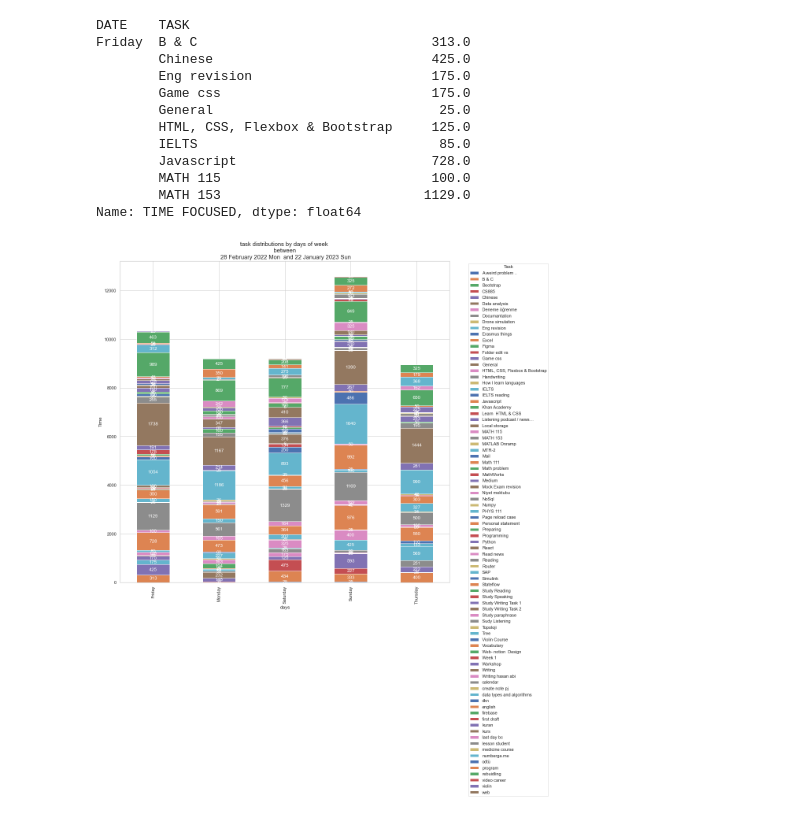
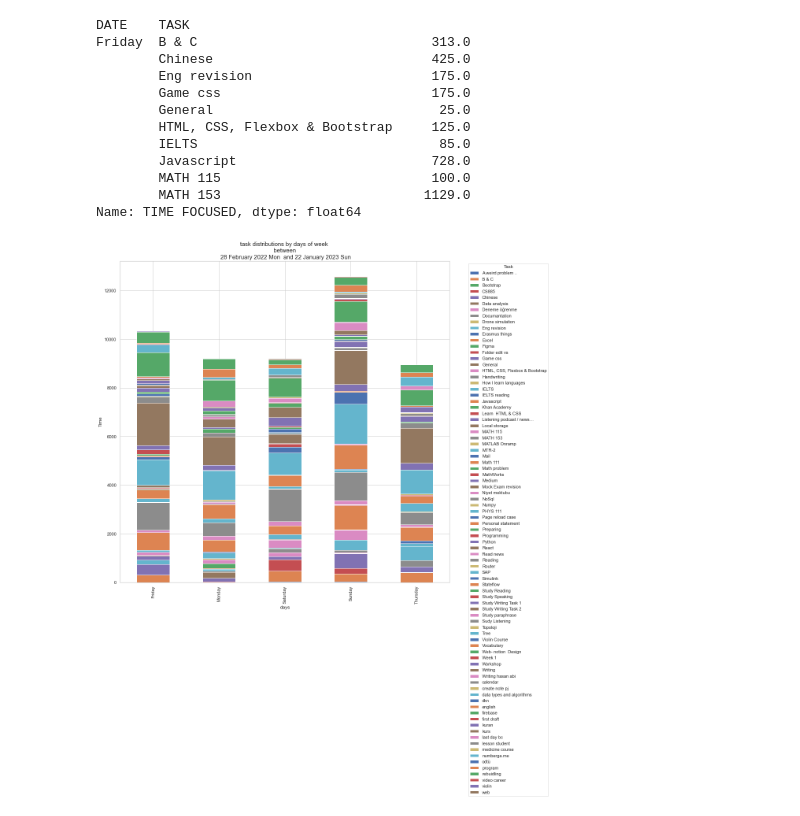
Before and after one commit to itszehrakaya/study-analysis, a Jupyter notebook: data_manipulation.ipynb, the cells around one changed output. Saved outputs shown, nothing was run; the diff lists cells and outputs as text; code cells hidden in the pictures.

```diff
--- a/data_manipulation.ipynb
+++ b/data_manipulation.ipynb
@@ -332,30 +332,30 @@ days_sns = days_df.unstack().fillna(0)
 # %%
 max_dates = days_sns.sum(axis=1).index
 
 get_max = days_sns.loc[max_dates]
 
 # get nonzero columns
 get_max = get_max.loc[:, (get_max != 0).any(axis=0)]
 #get_max.index = get_max.index.strftime('%d %B %Y %a')
 
 sns.set(style='whitegrid')
 
 ax = get_max.head(5).plot(kind='bar', stacked=True, figsize=(15, 15))
 ax.set_xlabel('days')
 ax.set_ylabel('Time')
 ax.legend(title='Task', bbox_to_anchor=(1.05, 1), loc='upper left')
 
 # Add values on each bar
-for patch in ax.patches:
-    x = patch.get_x() + patch.get_width() / 2
-    y = patch.get_y() + patch.get_height() / 2
-    value = f"{patch.get_height():.0f}"
-    if patch.get_height() != 0:
-        ax.text( x,y, value, ha='center', va='center', color='white')
+# for patch in ax.patches:
+#     x = patch.get_x() + patch.get_width() / 2
+#     y = patch.get_y() + patch.get_height() / 2
+#     value = f"{patch.get_height():.0f}"
+#     if patch.get_height() != 0:
+#         ax.text( x,y, value, ha='center', va='center', color='white')
 
 ax.set_title(f"task distributions by days of week \n between \n {strf_start_date}  and {strf_end_date}",
              fontsize=15)
 # Show the plot
 plt.show()
 # %% [output]
-[figure, old version]
+[figure, new version]
```
